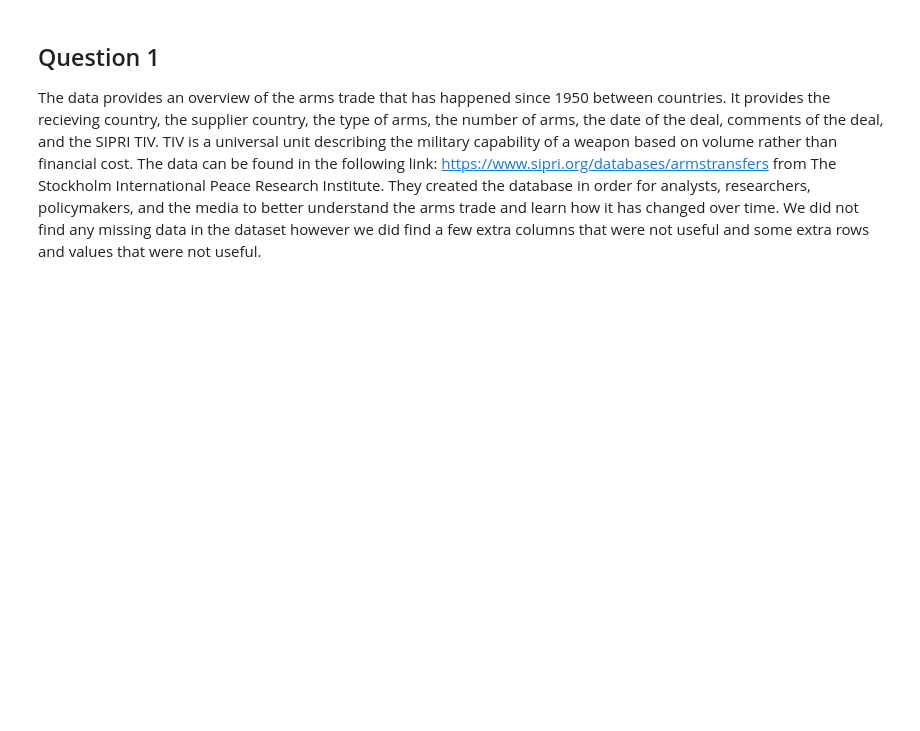
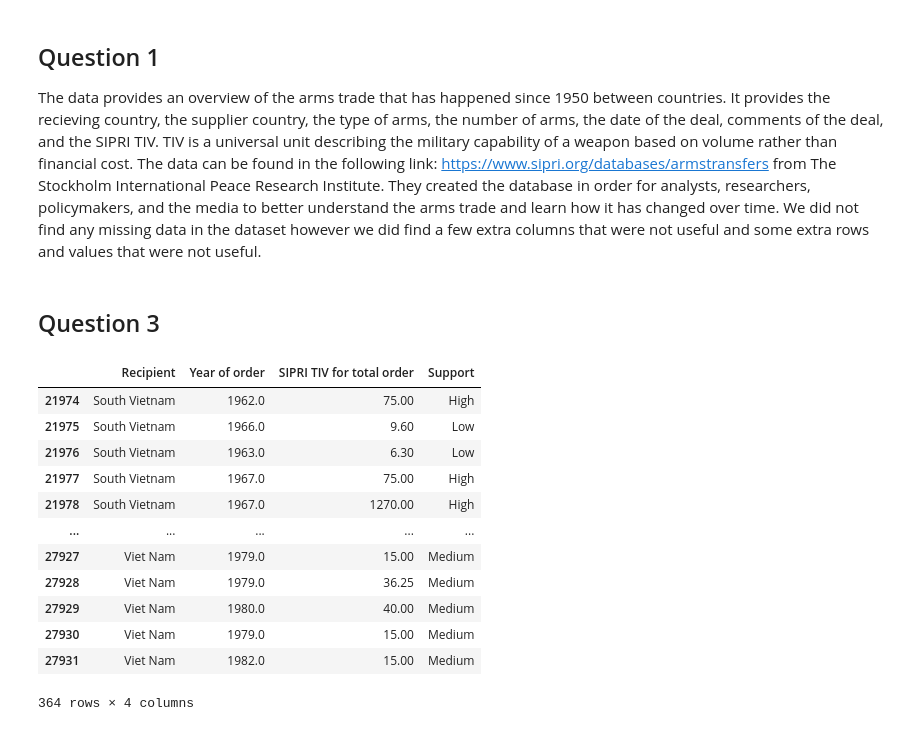
Before and after one commit to Maodougie25/SIPRI-Arms-Trade-Group-Project--, a Jupyter notebook: project_1.ipynb, the cells around one changed output. Drawn from its saved outputs; the diff is of its cells as text; code cells hidden in the pictures; blank space fills up the shorter version.

```diff
--- a/project_1.ipynb
+++ b/project_1.ipynb
@@ -108,3 +129,5 @@ data.head()
 ## Question 1
 
 The data provides an overview of the arms trade that has happened since 1950 between countries. It provides the recieving country, the supplier country, the type of arms, the number of arms, the date of the deal, comments of the deal, and the SIPRI TIV. TIV is a universal unit describing the military capability of a weapon based on volume rather than financial cost. The data can be found in the following link: https://www.sipri.org/databases/armstransfers from The Stockholm International Peace Research Institute. They created the database in order for analysts, researchers, policymakers, and the media to better understand the arms trade and learn how it has changed over time. We did not find any missing data in the dataset however we did find a few extra columns that were not useful and some extra rows and values that were not useful.
+# %% [markdown]
+## Question 3
@@ -110,0 +155,17 @@ The data provides an overview of the arms trade that has happened since 1950 bet
+# %%
+test_df = markov_data[markov_data["Recipient"].isin(["Viet Nam", "South Vietnam", "Viet Cong (South Vietnam)*", "Viet Minh (France)*"])]
+test_df
+# %% [output]
+|  | Recipient | Year of order | SIPRI TIV for total order | Support |
+| 21974 | South Vietnam | 1962.0 | 75.00 | High |
+| 21975 | South Vietnam | 1966.0 | 9.60 | Low |
+| 21976 | South Vietnam | 1963.0 | 6.30 | Low |
+| 21977 | South Vietnam | 1967.0 | 75.00 | High |
+| 21978 | South Vietnam | 1967.0 | 1270.00 | High |
+| ... | ... | ... | ... | ... |
+| 27927 | Viet Nam | 1979.0 | 15.00 | Medium |
+| 27928 | Viet Nam | 1979.0 | 36.25 | Medium |
+| 27929 | Viet Nam | 1980.0 | 40.00 | Medium |
+| 27930 | Viet Nam | 1979.0 | 15.00 | Medium |
+| 27931 | Viet Nam | 1982.0 | 15.00 | Medium |
+364 rows × 4 columns
```
Also changed, not shown: parts of 9 cells of this notebook.
